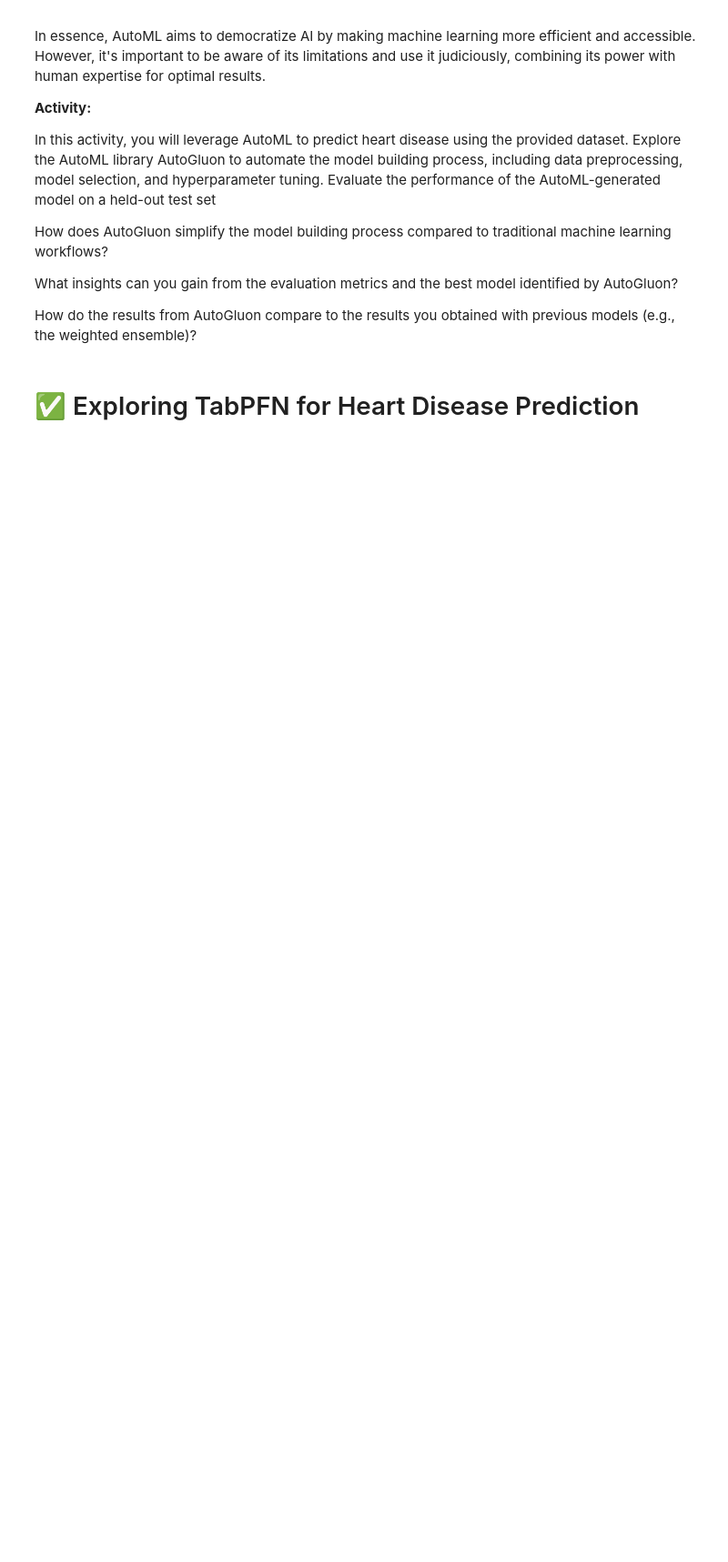
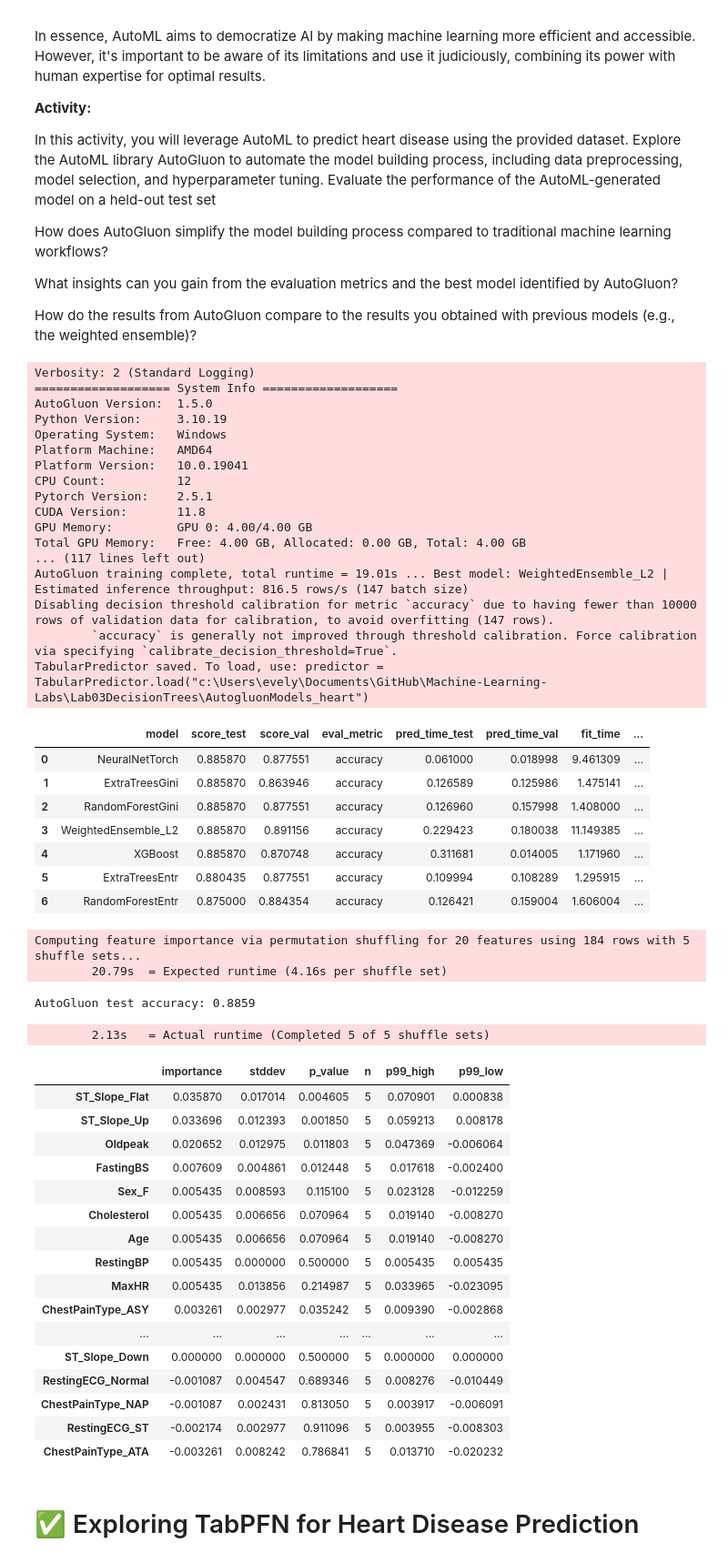
Before and after one commit to GadielStanislaw/Machine-Learning-Labs, a Jupyter notebook: Lab03DecisionTrees/Decision_Trees,_Random_Forest,_Stacked_Ensembles,_XGBoost,_AutoGluon_v3.ipynb, the cells around one changed output. Shown at 91% size. Drawn from its saved outputs; the diff is of its cells as text; code cells hidden in the pictures; blank space fills up the shorter version.

```diff
--- a/Lab03DecisionTrees/Decision_Trees,_Random_Forest,_Stacked_Ensembles,_XGBoost,_AutoGluon_v3.ipynb
+++ b/Lab03DecisionTrees/Decision_Trees,_Random_Forest,_Stacked_Ensembles,_XGBoost,_AutoGluon_v3.ipynb
@@ -626,7 +900,83 @@ How do the results from AutoGluon compare to the results you obtained with previ
 # %%
 !pip install autogluon.tabular --quiet
 # %%
-#your code here
+# AutoML using AutoGluon
+# Note: AutoGluon may take several minutes to install/run depending on the environment.
+from autogluon.tabular import TabularPredictor
+
+# AutoGluon works directly with a DataFrame containing the target column.
+train_data_ag = X_train.copy()
+train_data_ag['HeartDisease'] = y_train.values
+
+test_data_ag = X_test.copy()
+test_data_ag['HeartDisease'] = y_test.values
+
+predictor = TabularPredictor(
+    label='HeartDisease',
+    eval_metric='accuracy',
+    path='AutogluonModels_heart'
+).fit(
+    train_data=train_data_ag,
+    presets='medium_quality',
+    time_limit=120
+)
+
+leaderboard = predictor.leaderboard(test_data_ag, silent=True)
+display(leaderboard)
+
+y_pred_ag = predictor.predict(test_data_ag.drop(columns=['HeartDisease']))
+print(f"AutoGluon test accuracy: {accuracy_score(y_test, y_pred_ag):.4f}")
+
+# Feature importance calculated by AutoGluon
+feature_importance = predictor.feature_importance(test_data_ag)
+display(feature_importance)
+# %% [output]
+Verbosity: 2 (Standard Logging)
+=================== System Info ===================
+AutoGluon Version:  1.5.0
+Python Version:     3.10.19
+Operating System:   Windows
+Platform Machine:   AMD64
+Platform Version:   10.0.19041
+CPU Count:          12
+Pytorch Version:    2.5.1
+CUDA Version:       11.8
+GPU Memory:         GPU 0: 4.00/4.00 GB
+Total GPU Memory:   Free: 4.00 GB, Allocated: 0.00 GB, Total: 4.00 GB
+... (117 lines left out)
+AutoGluon training complete, total runtime = 19.01s ... Best model: WeightedEnsemble_L2 | Estimated inference throughput: 816.5 rows/s (147 batch size)
+Disabling decision threshold calibration for metric `accuracy` due to having fewer than 10000 rows of validation data for calibration, to avoid overfitting (147 rows).
+        `accuracy` is generally not improved through threshold calibration. Force calibration via specifying `calibrate_decision_threshold=True`.
+TabularPredictor saved. To load, use: predictor = TabularPredictor.load("c:\Users\evely\Documents\GitHub\Machine-Learning-Labs\Lab03DecisionTrees\AutogluonModels_heart")
+|  | model | score_test | score_val | eval_metric | pred_time_test | pred_time_val | fit_time | ... |
+| 0 | NeuralNetTorch | 0.885870 | 0.877551 | accuracy | 0.061000 | 0.018998 | 9.461309 | ... |
+| 1 | ExtraTreesGini | 0.885870 | 0.863946 | accuracy | 0.126589 | 0.125986 | 1.475141 | ... |
+| 2 | RandomForestGini | 0.885870 | 0.877551 | accuracy | 0.126960 | 0.157998 | 1.408000 | ... |
+| 3 | WeightedEnsemble_L2 | 0.885870 | 0.891156 | accuracy | 0.229423 | 0.180038 | 11.149385 | ... |
+| 4 | XGBoost | 0.885870 | 0.870748 | accuracy | 0.311681 | 0.014005 | 1.171960 | ... |
+| 5 | ExtraTreesEntr | 0.880435 | 0.877551 | accuracy | 0.109994 | 0.108289 | 1.295915 | ... |
+| 6 | RandomForestEntr | 0.875000 | 0.884354 | accuracy | 0.126421 | 0.159004 | 1.606004 | ... |
+Computing feature importance via permutation shuffling for 20 features using 184 rows with 5 shuffle sets...
+        20.79s  = Expected runtime (4.16s per shuffle set)
+AutoGluon test accuracy: 0.8859
+        2.13s   = Actual runtime (Completed 5 of 5 shuffle sets)
+|  | importance | stddev | p_value | n | p99_high | p99_low |
+| ST_Slope_Flat | 0.035870 | 0.017014 | 0.004605 | 5 | 0.070901 | 0.000838 |
+| ST_Slope_Up | 0.033696 | 0.012393 | 0.001850 | 5 | 0.059213 | 0.008178 |
+| Oldpeak | 0.020652 | 0.012975 | 0.011803 | 5 | 0.047369 | -0.006064 |
+| FastingBS | 0.007609 | 0.004861 | 0.012448 | 5 | 0.017618 | -0.002400 |
+| Sex_F | 0.005435 | 0.008593 | 0.115100 | 5 | 0.023128 | -0.012259 |
+| Cholesterol | 0.005435 | 0.006656 | 0.070964 | 5 | 0.019140 | -0.008270 |
+| Age | 0.005435 | 0.006656 | 0.070964 | 5 | 0.019140 | -0.008270 |
+| RestingBP | 0.005435 | 0.000000 | 0.500000 | 5 | 0.005435 | 0.005435 |
+| MaxHR | 0.005435 | 0.013856 | 0.214987 | 5 | 0.033965 | -0.023095 |
+| ChestPainType_ASY | 0.003261 | 0.002977 | 0.035242 | 5 | 0.009390 | -0.002868 |
+| ... | ... | ... | ... | ... | ... | ... |
+| ST_Slope_Down | 0.000000 | 0.000000 | 0.500000 | 5 | 0.000000 | 0.000000 |
+| RestingECG_Normal | -0.001087 | 0.004547 | 0.689346 | 5 | 0.008276 | -0.010449 |
+| ChestPainType_NAP | -0.001087 | 0.002431 | 0.813050 | 5 | 0.003917 | -0.006091 |
+| RestingECG_ST | -0.002174 | 0.002977 | 0.911096 | 5 | 0.003955 | -0.008303 |
+| ChestPainType_ATA | -0.003261 | 0.008242 | 0.786841 | 5 | 0.013710 | -0.020232 |
 # %%
 print(feature_importance)
 # %% [markdown]
```
Also changed, not shown: parts of 8 cells of this notebook, 25 other files.
